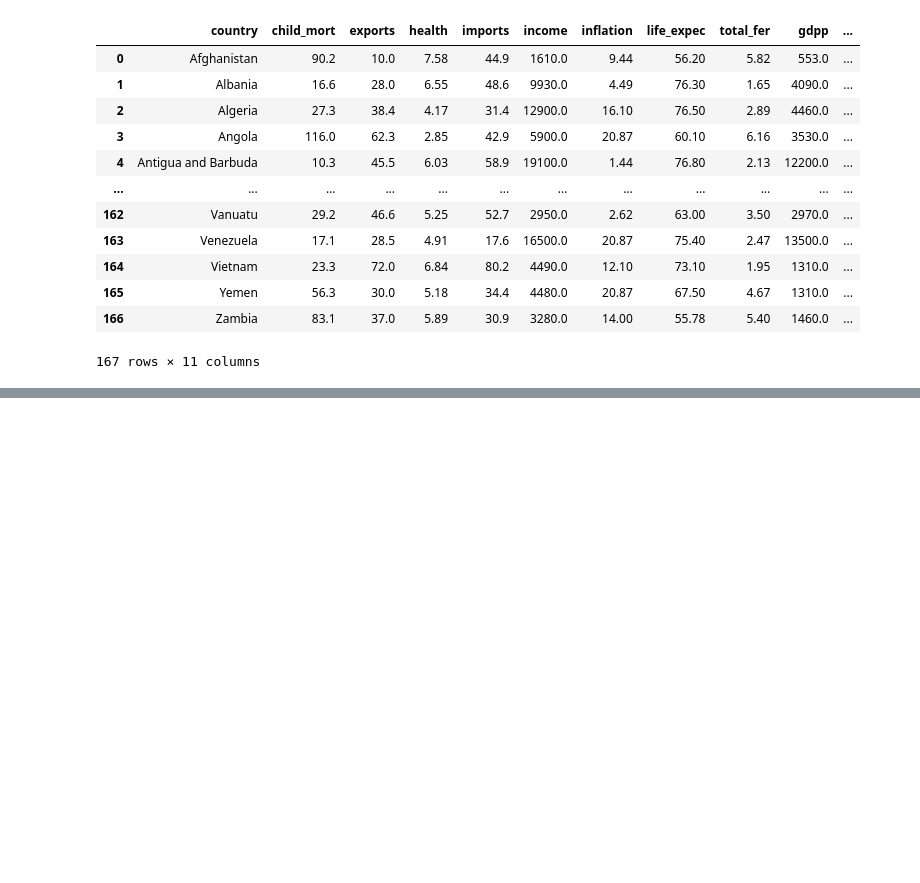
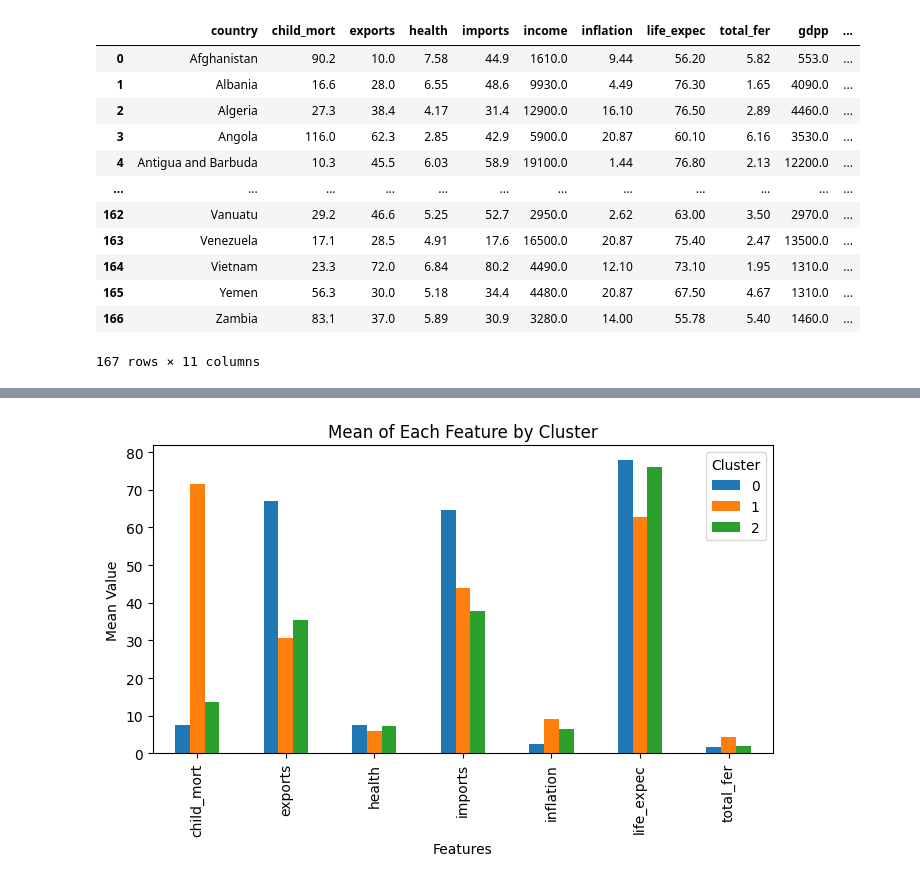
Before and after one commit to bytesbyt/ds_help_country, a Jupyter notebook: country.ipynb, the cells around one changed output, grey strips where cells are left out. Cells and saved outputs as stored; diff of their text form; code cells hidden in the pictures; blank space fills up the shorter version.

```diff
--- a/country.ipynb
+++ b/country.ipynb
@@ -285,0 +357,9 @@ total_fer    4.244242   1.840667   2.310000
+# %%
+# Compare means side by side
+
+# Extract means of each cluster
+mean_values2 = df.groupby("Cluster")[['child_mort', 'exports', 'health', 'imports', 'inflation', 'life_expec', 'total_fer']].mean()
+print(mean_values2)
+# Transpose - rows: features, columns = cluster
+mean_value_transposed2 = mean_values2.T
+print(mean_value_transposed2)
@@ -294,0 +395,9 @@ plt.show()
+# %%
+# plot tranposed
+mean_value_transposed2.plot.bar(figsize=(8,4))
+plt.title("Mean of Each Feature by Cluster")
+plt.xlabel("Features")
+plt.ylabel("Mean Value")
+plt.show()
+# %% [output]
+[figure, added]
```
Also changed, not shown: parts of 26 cells of this notebook.
